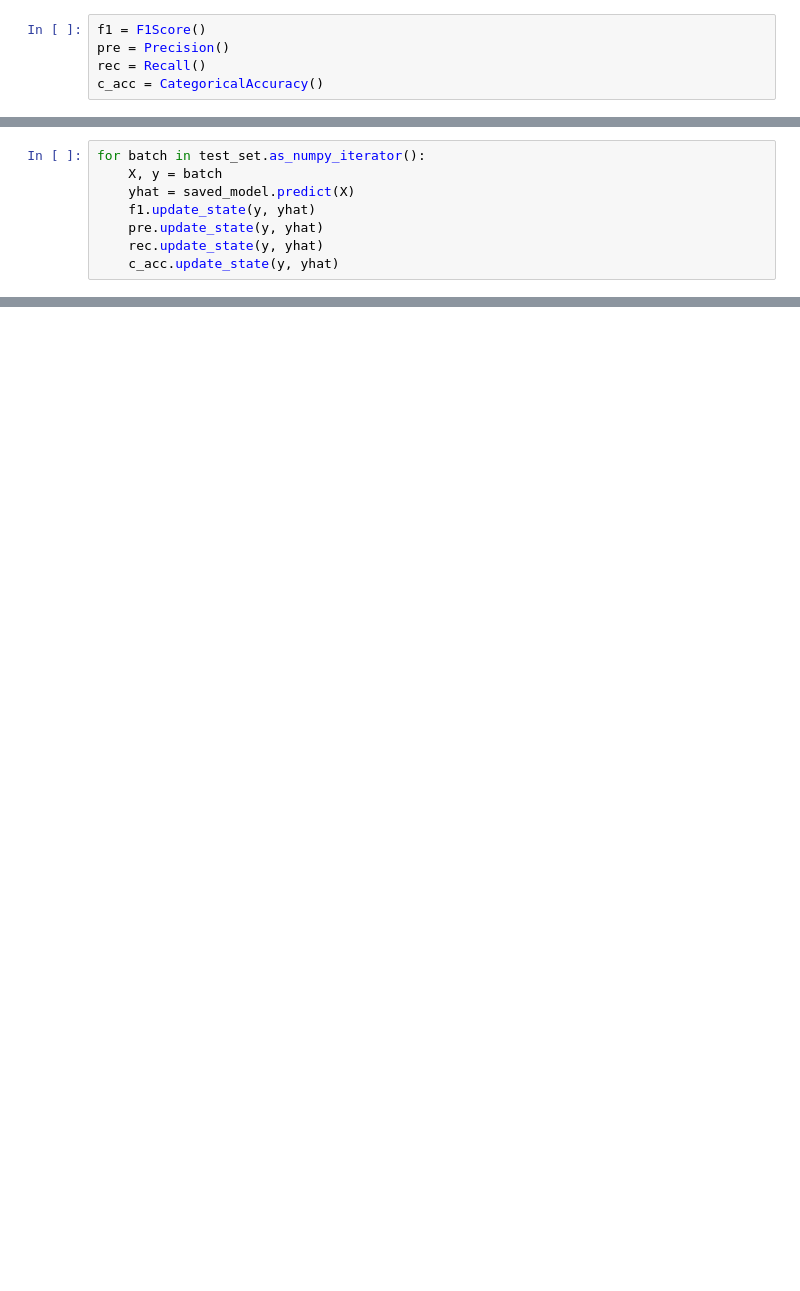
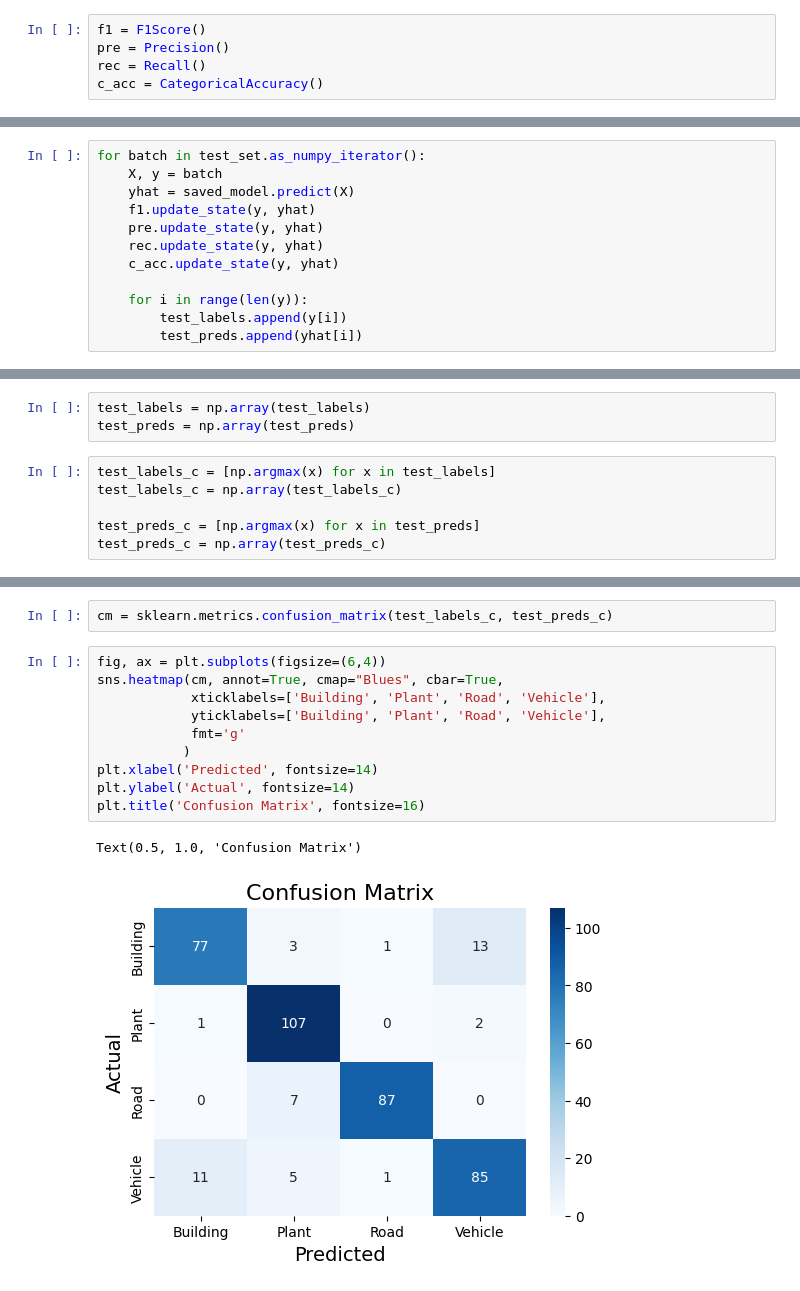
Before and after one commit to RiceWater/New-Thesis, a Jupyter notebook: img_cls.ipynb, the cells around one changed output, grey strips where cells are left out. Cells and saved outputs as stored; diff of their text form; blank space fills up the shorter version.

Commit message:
Model V4.0.0 (Extra-2)
Description:
- Added code for confusion matrix
- Will learn how to train model using GradientTape for applying Hyperparamter GridSearch

```diff
--- a/img_cls.ipynb
+++ b/img_cls.ipynb
@@ -355,4 +378,8 @@ for batch in test_set.as_numpy_iterator():
     pre.update_state(y, yhat)
     rec.update_state(y, yhat)
     c_acc.update_state(y, yhat)
+
+    for i in range(len(y)):
+        test_labels.append(y[i])
+        test_preds.append(yhat[i])
 # %% [output]
@@ -382,0 +416,9 @@ F1 Score:  [83.      94.49541 96.51741 80.66299]
+# %%
+test_labels = np.array(test_labels)
+test_preds = np.array(test_preds)
+# %%
+test_labels_c = [np.argmax(x) for x in test_labels]
+test_labels_c = np.array(test_labels_c)
+
+test_preds_c = [np.argmax(x) for x in test_preds]
+test_preds_c = np.array(test_preds_c)
@@ -382,0 +437,15 @@ F1 Score:  [83.      94.49541 96.51741 80.66299]
+# %%
+cm = sklearn.metrics.confusion_matrix(test_labels_c, test_preds_c)
+# %%
+fig, ax = plt.subplots(figsize=(6,4))
+sns.heatmap(cm, annot=True, cmap="Blues", cbar=True,
+            xticklabels=['Building', 'Plant', 'Road', 'Vehicle'],
+            yticklabels=['Building', 'Plant', 'Road', 'Vehicle'],
+            fmt='g'
+           )
+plt.xlabel('Predicted', fontsize=14)
+plt.ylabel('Actual', fontsize=14)
+plt.title('Confusion Matrix', fontsize=16)
+# %% [output]
+Text(0.5, 1.0, 'Confusion Matrix')
+[figure, added]
```
Also changed, not shown: parts of 15 cells of this notebook, 1 other file.
